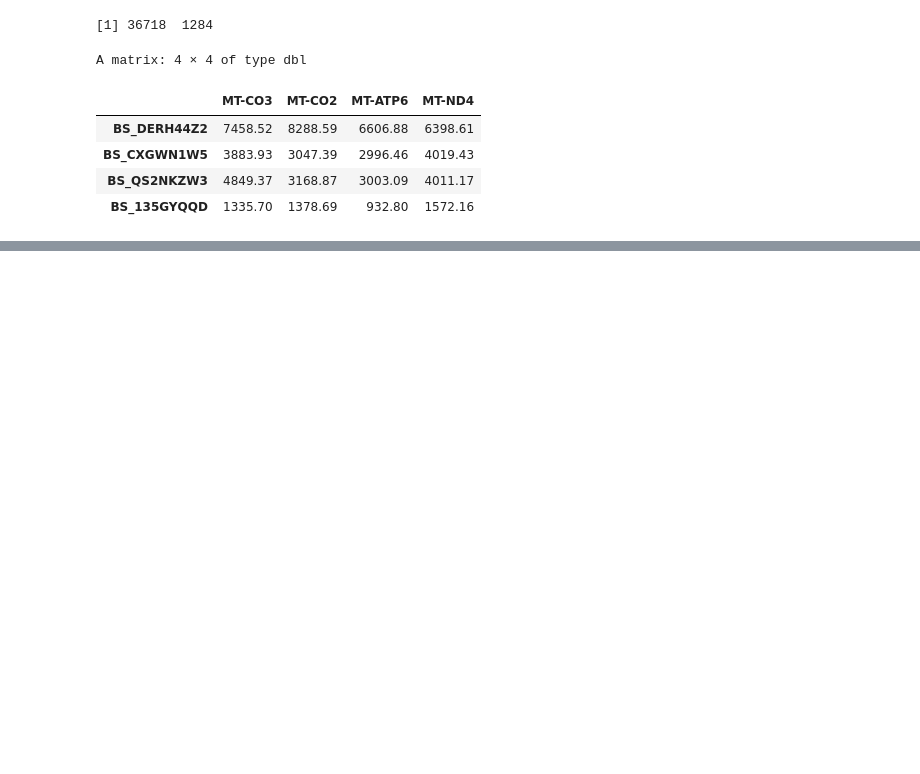
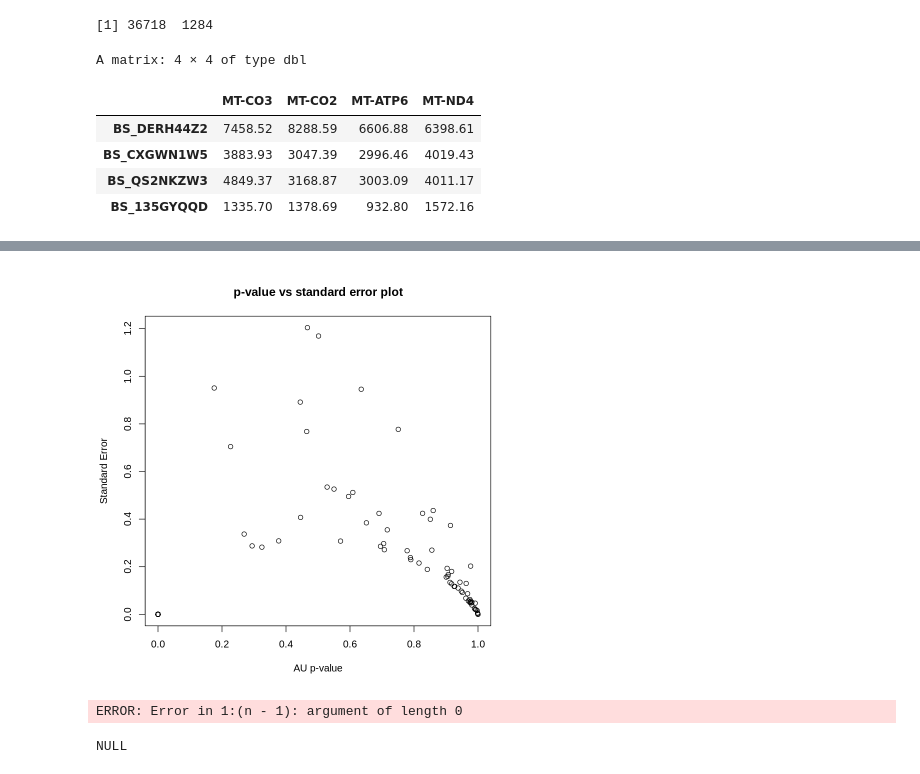
Before and after one commit to adeslatt/pvclust-docker, a Jupyter notebook: assets/tge_pvclust.ipynb, the cells around one changed output, grey strips where cells are left out. Drawn from its saved outputs; the diff is of its cells as text; code cells hidden in the pictures; blank space fills up the shorter version.

```diff
--- a/assets/tge_pvclust.ipynb
+++ b/assets/tge_pvclust.ipynb
@@ -42,0 +82,12 @@ patient_cluster.pv <- pvclust(patient_cluster_matrix, nboot=10, parallel=FALSE)
+# %%
+x <- seplot(reduced_pcm_t.pv, identify=TRUE)
+# %% [output]
+[figure, added]
+# %%
+pvrect(p)
+# %% [output]
+ERROR: Error in 1:(n - 1): argument of length 0
+# %%
+reduced_pcm_t.pv$labels
+# %% [output]
+NULL
```
Also changed, not shown: parts of 14 cells of this notebook.
